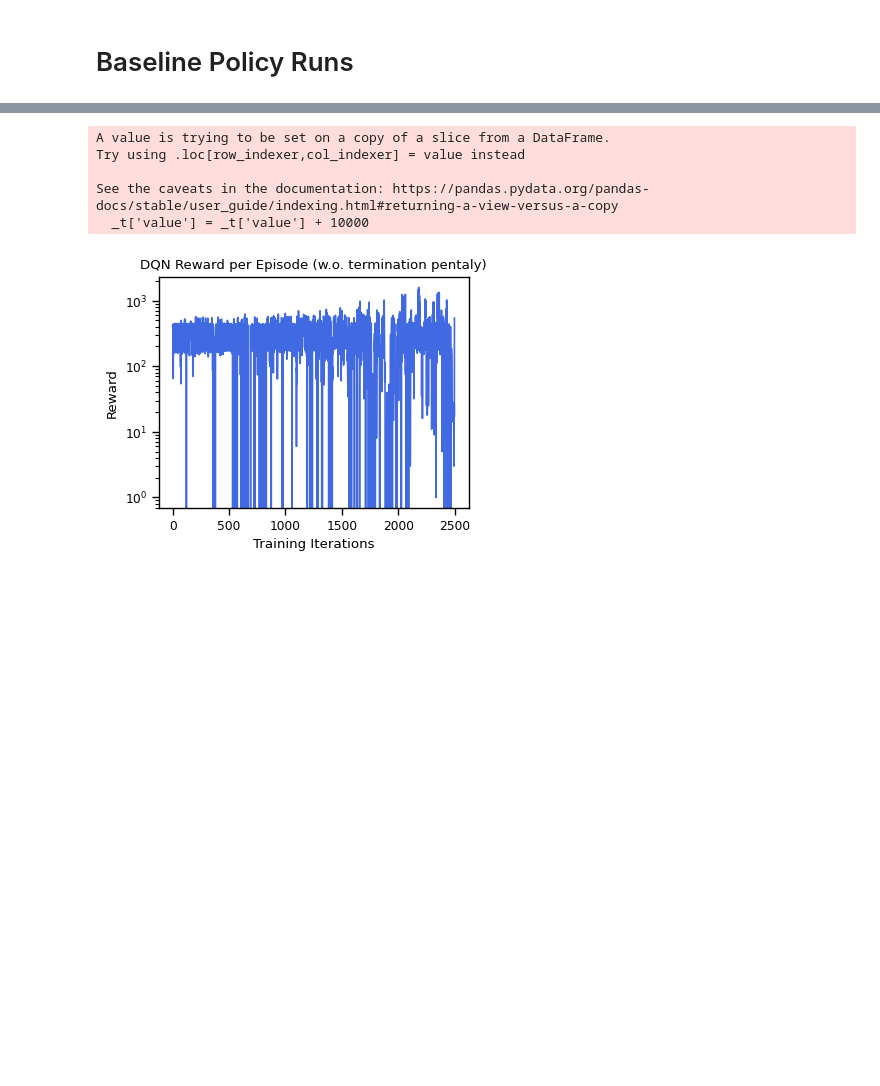
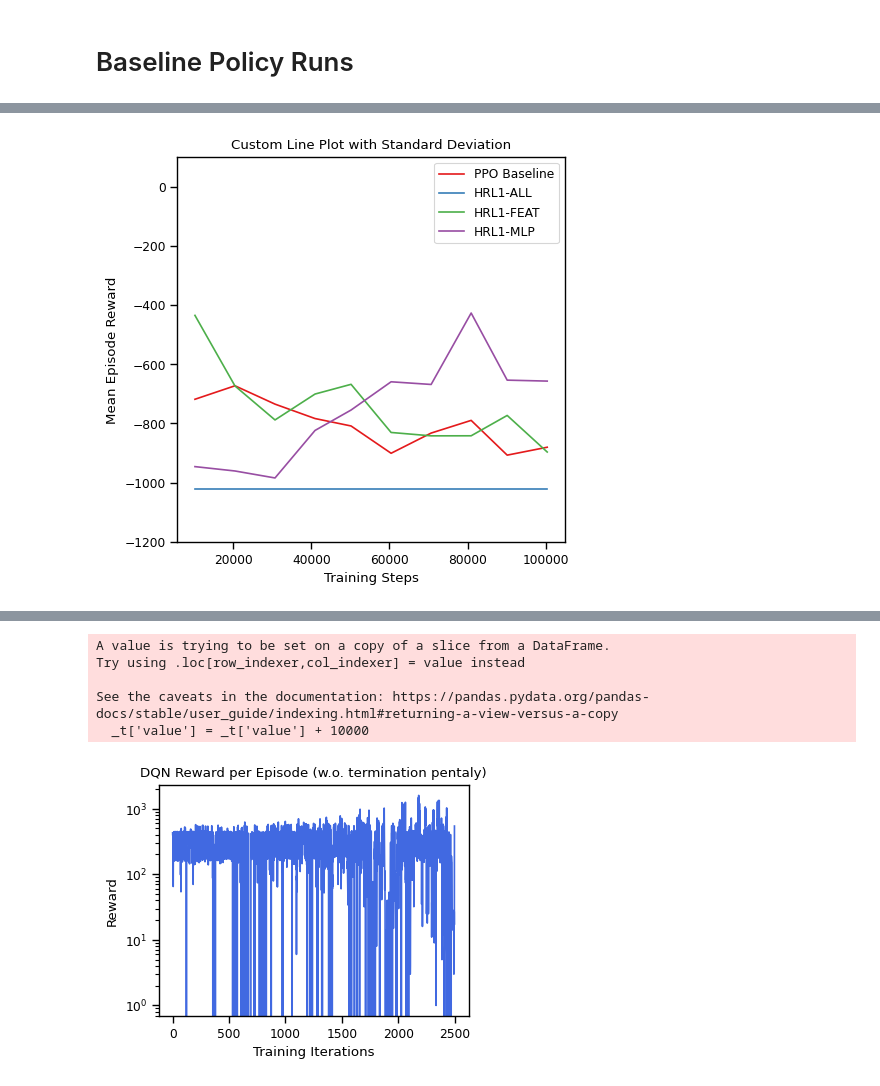
Before and after one commit to danhuay/cs234_project, a Jupyter notebook: code/tensorboard_extract.ipynb, the cells around one changed output, grey strips where cells are left out. Saved outputs shown, nothing was run; the diff lists cells and outputs as text; code cells hidden in the pictures; blank space fills up the shorter version.

```diff
--- a/code/tensorboard_extract.ipynb
+++ b/code/tensorboard_extract.ipynb
@@ -156,0 +132,8 @@ df = pd.concat(data_holders)
+# %%
+tmp = pd.pivot_table(
+    df[df["metric"].isin(["train/mean_episode_reward", "train/std_episode_reward"])],
+    index=["exp", "step"],
+    values="smth_value",
+    columns="metric"
+).reset_index()
+tmp["train/mean_episode_reward"] = tmp["train/mean_episode_reward"]
@@ -157 +149,21 @@ df = pd.concat(data_holders)
+# %%
+# Plot the line with standard deviation as error bars
+plt.figure(figsize=(5, 5))
+
+# Plot each category separately
+for i, cat in enumerate(tmp['exp'].unique()):
+    subset = tmp[tmp['exp'] == cat]
+    plt.plot(subset['step'], subset['train/mean_episode_reward'], color=plt.cm.Set1(i), label=experiments[cat])
+    # plt.errorbar(subset['step'], subset['train/mean_episode_reward'],
+    #             yerr=subset['train/std_episode_reward'], fmt='-o',
+    #             capsize=3, capthick=1, alpha=0.2, color=plt.cm.Set1(i))
+
+plt.xlabel("Training Steps")
+plt.ylabel("Mean Episode Reward")
+plt.title("Custom Line Plot with Standard Deviation")
+plt.ylim(-1200, 100)
+plt.legend()
+plt.show()
+# %% [output]
+[figure, added]
 # %%
```
Also changed, not shown: parts of 10 cells of this notebook.
